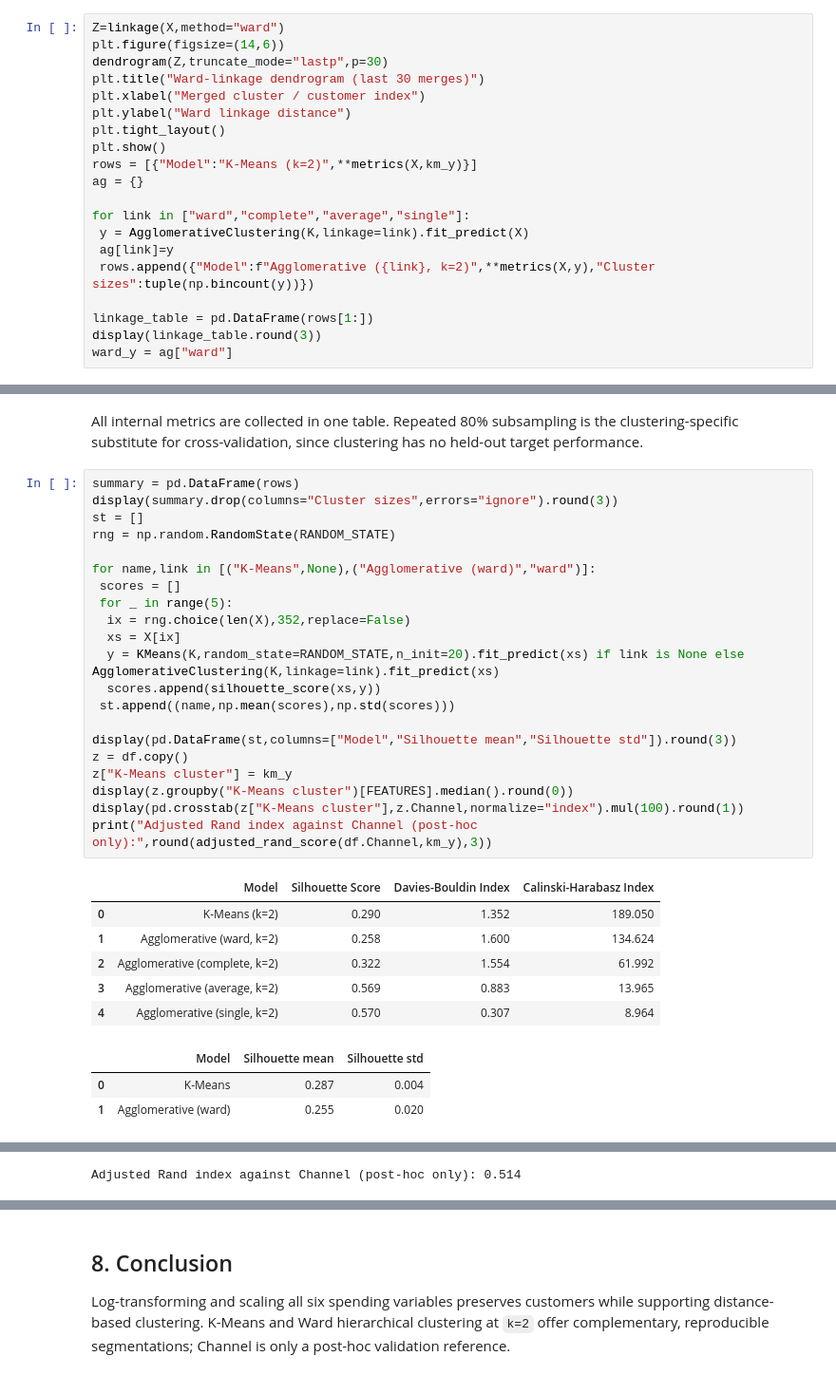
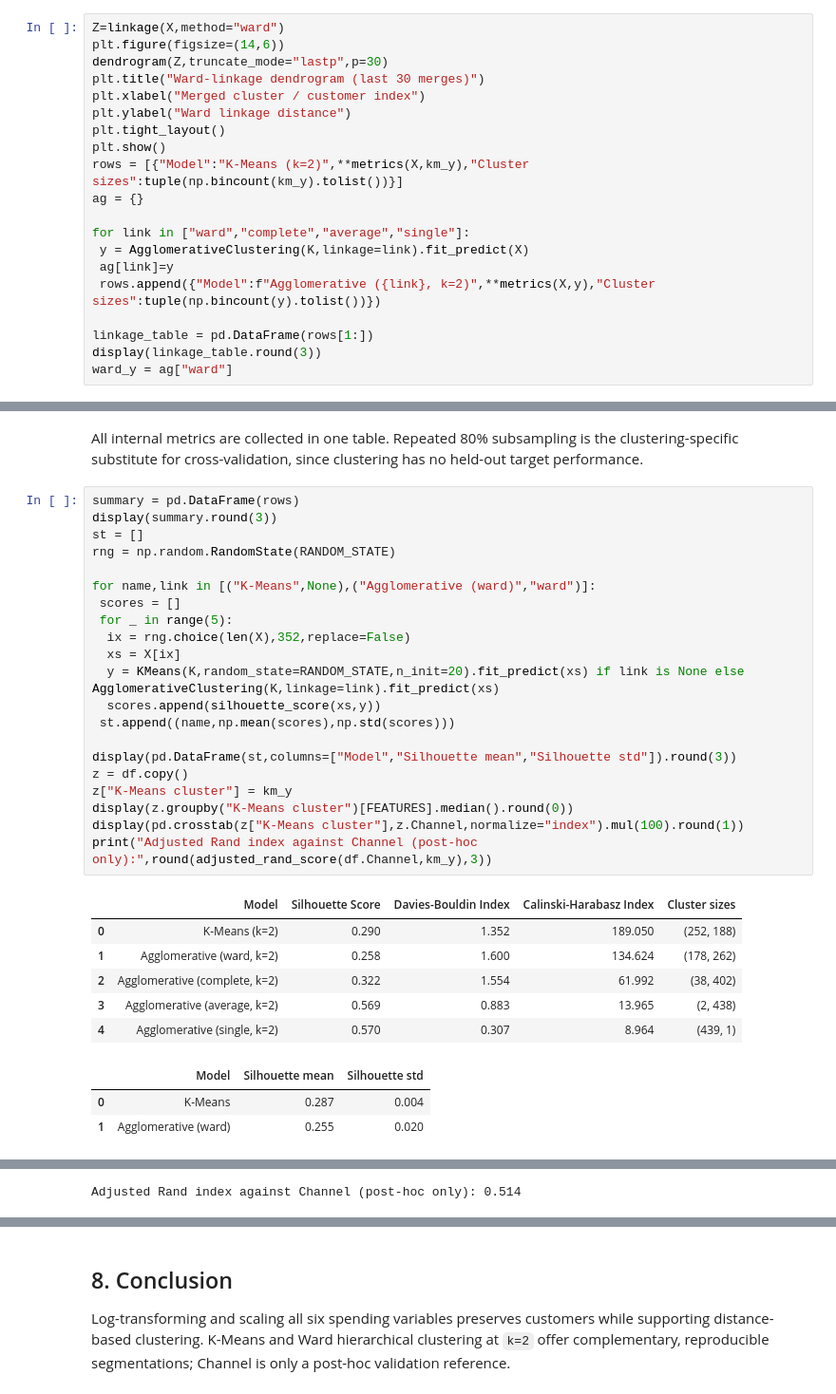
Before and after one commit to arhamgarg/ml-capstone, a Jupyter notebook: notebooks/clustering.ipynb, the cells around one changed output, grey strips where cells are left out. Shown at 95% size. Saved outputs shown, nothing was run; the diff lists cells and outputs as text.

Commit message:
fix(clustering): report cluster sizes for every model in the summary table

```diff
--- a/notebooks/clustering.ipynb
+++ b/notebooks/clustering.ipynb
@@ -153,13 +153,13 @@ plt.xlabel("Merged cluster / customer index")
 plt.ylabel("Ward linkage distance")
 plt.tight_layout()
 plt.show()
-rows = [{"Model":"K-Means (k=2)",**metrics(X,km_y)}]
+rows = [{"Model":"K-Means (k=2)",**metrics(X,km_y),"Cluster sizes":tuple(np.bincount(km_y).tolist())}]
 ag = {}
 
 for link in ["ward","complete","average","single"]:
  y = AgglomerativeClustering(K,linkage=link).fit_predict(X)
  ag[link]=y
- rows.append({"Model":f"Agglomerative ({link}, k=2)",**metrics(X,y),"Cluster sizes":tuple(np.bincount(y))})
+ rows.append({"Model":f"Agglomerative ({link}, k=2)",**metrics(X,y),"Cluster sizes":tuple(np.bincount(y).tolist())})
 
 linkage_table = pd.DataFrame(rows[1:])
 display(linkage_table.round(3))
@@ -202,32 +202,32 @@ plt.show()
 All internal metrics are collected in one table. Repeated 80% subsampling is the clustering-specific substitute for cross-validation, since clustering has no held-out target performance.
 # %%
 summary = pd.DataFrame(rows)
-display(summary.drop(columns="Cluster sizes",errors="ignore").round(3))
+display(summary.round(3))
 st = []
 rng = np.random.RandomState(RANDOM_STATE)
 
 for name,link in [("K-Means",None),("Agglomerative (ward)","ward")]:
  scores = []
  for _ in range(5):
   ix = rng.choice(len(X),352,replace=False)
   xs = X[ix]
   y = KMeans(K,random_state=RANDOM_STATE,n_init=20).fit_predict(xs) if link is None else AgglomerativeClustering(K,linkage=link).fit_predict(xs)
   scores.append(silhouette_score(xs,y))
  st.append((name,np.mean(scores),np.std(scores)))
 
 display(pd.DataFrame(st,columns=["Model","Silhouette mean","Silhouette std"]).round(3))
 z = df.copy()
 z["K-Means cluster"] = km_y
 display(z.groupby("K-Means cluster")[FEATURES].median().round(0))
 display(pd.crosstab(z["K-Means cluster"],z.Channel,normalize="index").mul(100).round(1))
 print("Adjusted Rand index against Channel (post-hoc only):",round(adjusted_rand_score(df.Channel,km_y),3))
 # %% [output]
-|  | Model | Silhouette Score | Davies-Bouldin Index | Calinski-Harabasz Index |
-| 0 | K-Means (k=2) | 0.290 | 1.352 | 189.050 |
-| 1 | Agglomerative (ward, k=2) | 0.258 | 1.600 | 134.624 |
-| 2 | Agglomerative (complete, k=2) | 0.322 | 1.554 | 61.992 |
-| 3 | Agglomerative (average, k=2) | 0.569 | 0.883 | 13.965 |
-| 4 | Agglomerative (single, k=2) | 0.570 | 0.307 | 8.964 |
+|  | Model | Silhouette Score | Davies-Bouldin Index | Calinski-Harabasz Index | Cluster sizes |
+| 0 | K-Means (k=2) | 0.290 | 1.352 | 189.050 | (252, 188) |
+| 1 | Agglomerative (ward, k=2) | 0.258 | 1.600 | 134.624 | (178, 262) |
+| 2 | Agglomerative (complete, k=2) | 0.322 | 1.554 | 61.992 | (38, 402) |
+| 3 | Agglomerative (average, k=2) | 0.569 | 0.883 | 13.965 | (2, 438) |
+| 4 | Agglomerative (single, k=2) | 0.570 | 0.307 | 8.964 | (439, 1) |
 |  | Model | Silhouette mean | Silhouette std |
 | 0 | K-Means | 0.287 | 0.004 |
 | 1 | Agglomerative (ward) | 0.255 | 0.020 |
```
Also changed, not shown: parts of 1 cell of this notebook.
